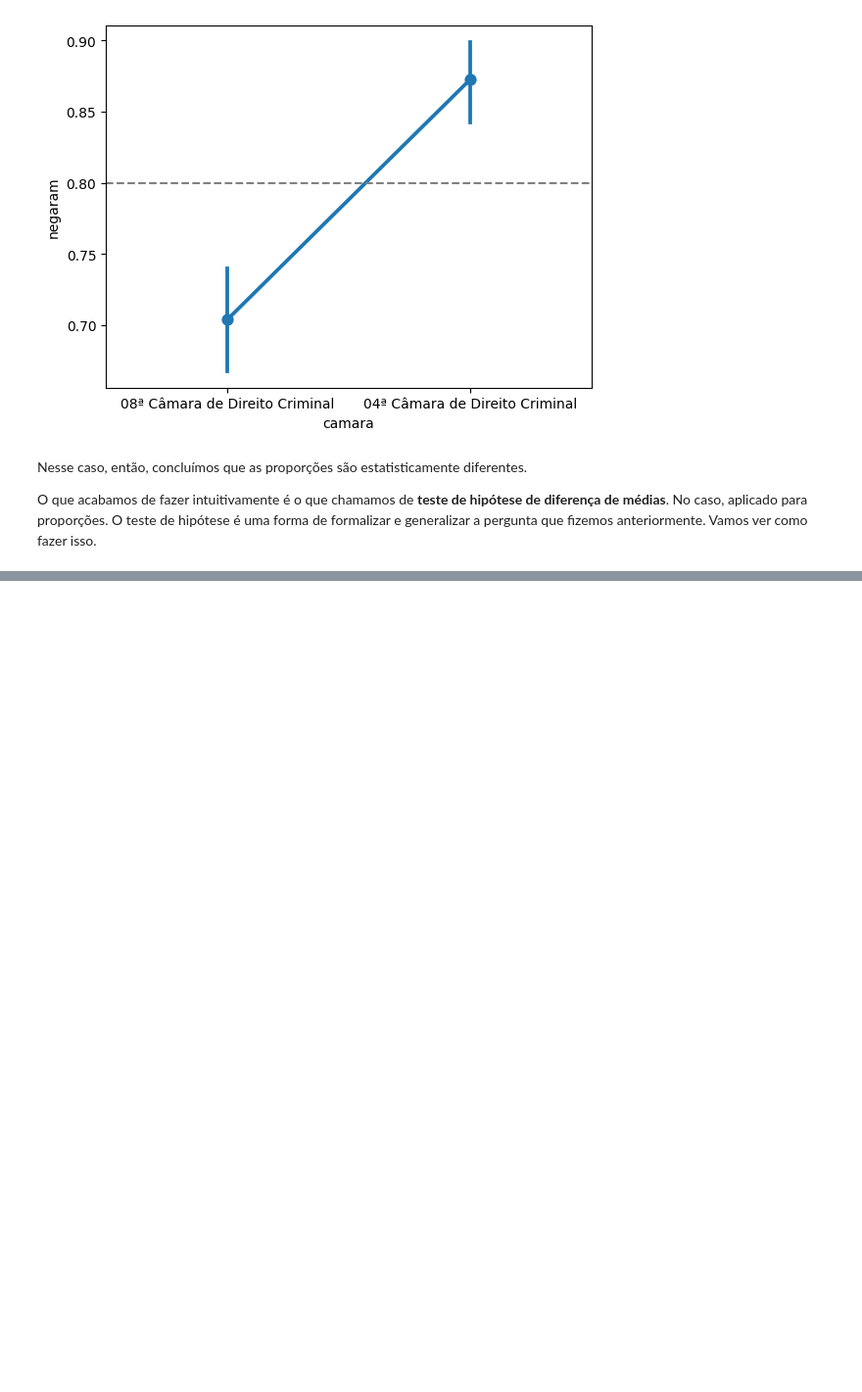
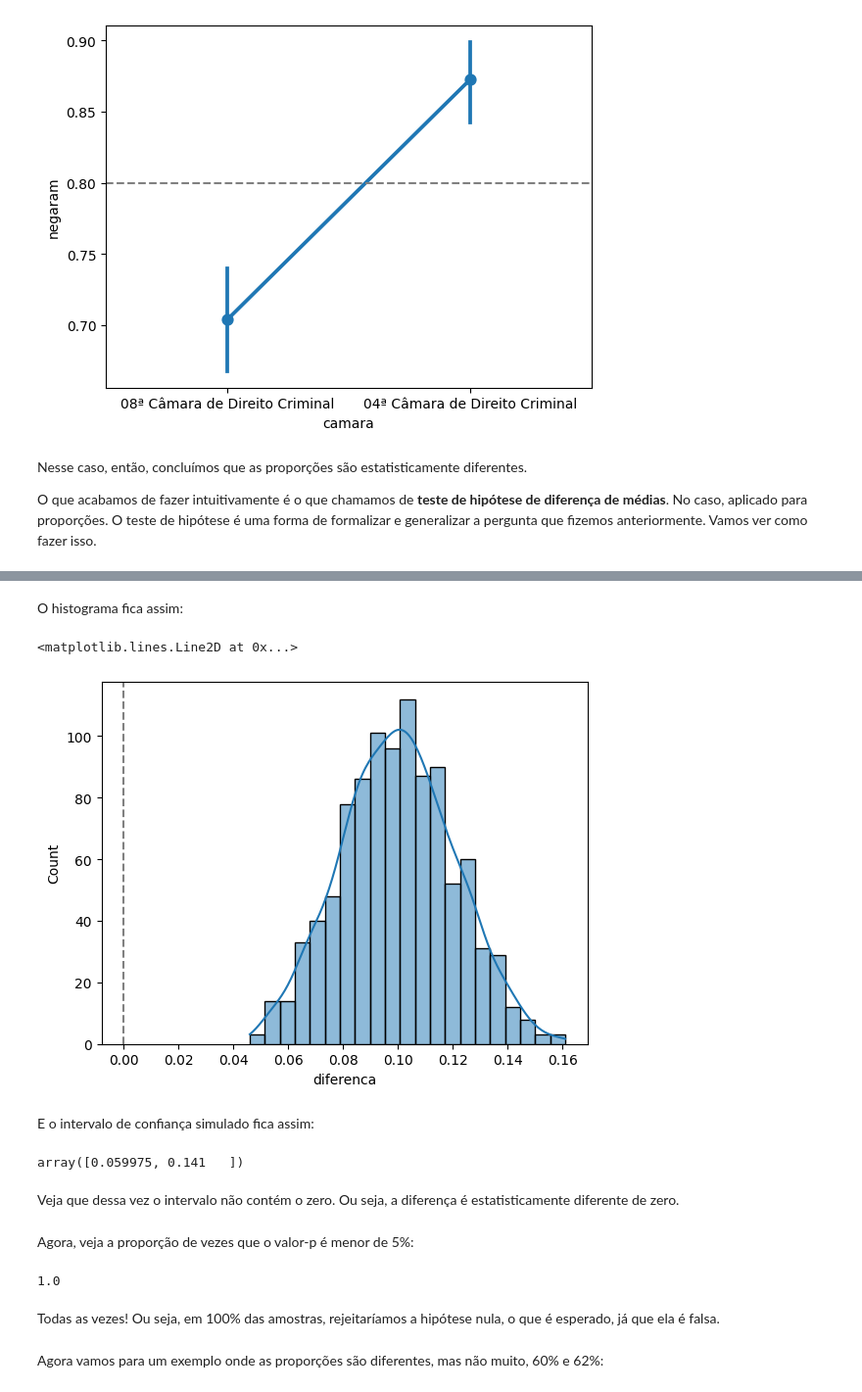
Before and after one commit to jtrecenti/main-cdad2, a Jupyter notebook: apostilas/07-testes-hipoteses/07-testes-hipoteses.ipynb, the cells around one changed output, grey strips where cells are left out. Shown at 98% size. Cells and saved outputs as stored; diff of their text form; code cells hidden in the pictures; blank space fills up the shorter version.

```diff
--- a/apostilas/07-testes-hipoteses/07-testes-hipoteses.ipynb
+++ b/apostilas/07-testes-hipoteses/07-testes-hipoteses.ipynb
@@ -438,0 +668,8 @@ def calcular_diferenca_entre_medias(dados):
+# %%
+amostras = []
+for _ in range(1000):
+  amostras.append(amostra_diferenca(0.7, 0.6))
+
+df = pd.concat(amostras)
+
+df
@@ -438,0 +690,26 @@ def calcular_diferenca_entre_medias(dados):
+# %% [markdown]
+O histograma fica assim:
+# %%
+sns.histplot(data=df, x='diferenca', kde=True)
+plt.axvline(0, color='gray', linestyle='--')
+# %% [output]
+<matplotlib.lines.Line2D at 0x...>
+[figure, added]
+# %% [markdown]
+E o intervalo de confiança simulado fica assim:
+# %%
+np.quantile(df.diferenca, [0.025, 0.975])
+# %% [output]
+array([0.059975, 0.141   ])
+# %% [markdown]
+Veja que dessa vez o intervalo não contém o zero. Ou seja, a diferença é estatisticamente diferente de zero.
+# %% [markdown]
+Agora, veja a proporção de vezes que o valor-p é menor de 5%:
+# %%
+(df.valor_p < 0.05).mean()
+# %% [output]
+1.0
+# %% [markdown]
+Todas as vezes! Ou seja, em 100% das amostras, rejeitaríamos a hipótese nula, o que é esperado, já que ela é falsa.
+# %% [markdown]
+Agora vamos para um exemplo onde as proporções são diferentes, mas não muito, 60% e 62%:
```
Also changed, not shown: parts of 91 cells of this notebook, 4 other files.
